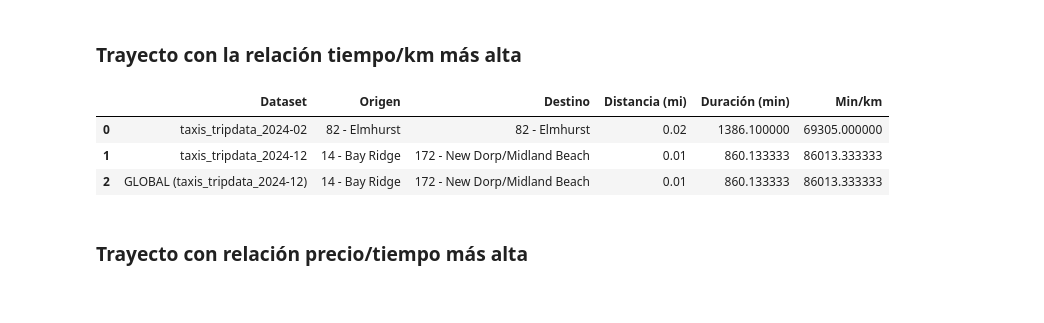
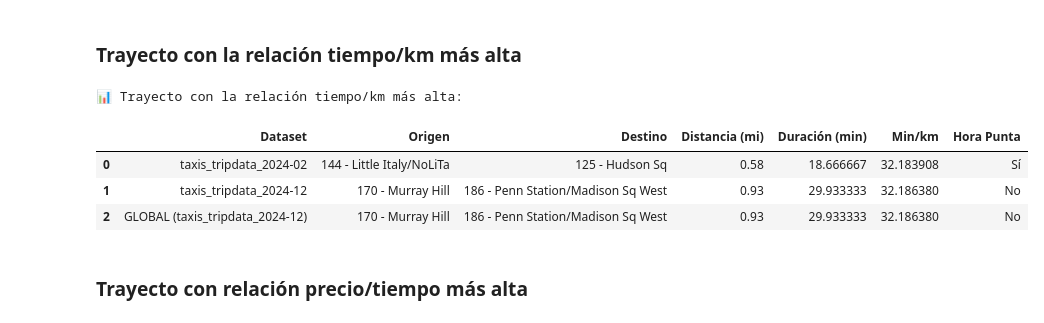
Before and after one commit to renerubio/NYC-TAXI, a Jupyter notebook: NYC_Taxi.ipynb, the cells around one changed output. Cells and saved outputs as stored; diff of their text form; code cells hidden in the pictures.

```diff
--- a/NYC_Taxi.ipynb
+++ b/NYC_Taxi.ipynb
@@ -146,7 +144,7 @@ original_datasets = {
     "green_tripdata_2024-02": green_df_2024_02, # type: ignore
     "yellow_tripdata_2024-12": yellow_df_2024_12, # type: ignore
     "green_tripdata_2024-12": green_df_2024_12, # type: ignore
-    "yellow_tripdata_2009-02": yellow_df_2009_02, # type: ignore // Ejercicio 2.5
+    # "yellow_tripdata_2009-02": yellow_df_2009_02, # type: ignore // Ejercicio 2.5
 }
 
 # Liberar memoria de las variables ya cargadas
@@ -154,7 +152,7 @@ del yellow_df_2024_02 # type: ignore
 del green_df_2024_02 # type: ignore
 del yellow_df_2024_12 # type: ignore
 del green_df_2024_12 # type: ignore
-del yellow_df_2009_02 # type: ignore // Ejercicio 2.5
+# del yellow_df_2009_02 # type: ignore // Ejercicio 2.5
 # %% [markdown]
 ## Análisis de datos
 # %% [markdown]
@@ -759,6 +835,0 @@ unified_datasets = cargar_datasets_parquet("unified_datasets")
-# %%
-# mostrar si datasets originales y limpios tienen datos
-for name, df in unified_datasets.items():
-    print(f"{name}: {df.shape[0]:,} filas, {df.shape[1]} columnas")
-for name, df in cleaned_datasets.items():
-    print(f"{name}: {df.shape[0]:,} filas, {df.shape[1]} columnas")
@@ -1318,16 +1374,20 @@ trayecto_mayor_precio_por_km(cleaned_added_datasets)
 # %% [markdown]
 ### Trayecto con la relación tiempo/km más alta
 # %%
-def trayecto_mayor_duracion_por_km(datasets_dict):
+
+# Función para encontrar el trayecto con mayor duración por kilómetro
+# incluyendo posibles causas del alto tiempo (tráfico, hora punta, etc.)
+def trayecto_mayor_duracion_por_km(datasets_dict, zona_nombres):
     """
     Encuentra el trayecto con mayor duración por kilómetro para cada dataset
-    y también a nivel global, incluyendo nombres de zona.
+    y también a nivel global, incluyendo nombres de zona y si es hora punta.
 
     Parámetros:
         datasets_dict: diccionario {nombre_dataset: DataFrame}
+        zona_nombres: diccionario {zone_id: nombre_zona}
 
     Retorna:
-        DataFrame resumen con los trayectos más lentos (min/km)
+        DataFrame resumen con los trayectos más lentos (min/km), indicando hora punta ("Sí"/"No")
     """
     resumen = []
     global_max = None
@@ -1360,43 +1420,54 @@ def trayecto_mayor_duracion_por_km(datasets_dict):
 
         df["min_per_km"] = df["duration_min"] / df["trip_distance"]
 
+        # Clasificación de hora punta (7-10h o 16-19h)
+        if "Hora_Pico" not in df.columns:
+            df["Hora"] = pd.to_datetime(df[pickup_cols[0]], errors="coerce").dt.hour
+            df['Hora_Pico'] = df['Hora'].apply(lambda x: 1 if (7 <= x < 10) or (16 <= x < 19) else 0)
+
         top = df.loc[df["min_per_km"].idxmax()]
         origen_id = int(top["PULocationID"])
         destino_id = int(top["DOLocationID"])
+        hora_pico_str = "Sí" if int(top.get("Hora_Pico", 0)) == 1 else "No"
 
         resumen.append({
             "Dataset": nombre,
             "Origen": f"{origen_id} - {zona_nombres.get(origen_id, 'Desconocido')}",
             "Destino": f"{destino_id} - {zona_nombres.get(destino_id, 'Desconocido')}",
             "Distancia (mi)": top["trip_distance"],
             "Duración (min)": top["duration_min"],
-            "Min/km": top["min_per_km"]
+            "Min/km": top["min_per_km"],
+            "Hora Punta": hora_pico_str
         })
 
         if global_max is None or top["min_per_km"] > global_max["min_per_km"]:
             global_max = top
             global_name = nombre
 
     if global_max is not None:
         origen_id = int(global_max["PULocationID"])
         destino_id = int(global_max["DOLocationID"])
+        hora_pico_str = "Sí" if int(global_max.get("Hora_Pico", 0)) == 1 else "No"
         resumen.append({
             "Dataset": f"GLOBAL ({global_name})",
             "Origen": f"{origen_id} - {zona_nombres.get(origen_id, 'Desconocido')}",
             "Destino": f"{destino_id} - {zona_nombres.get(destino_id, 'Desconocido')}",
             "Distancia (mi)": global_max["trip_distance"],
             "Duración (min)": global_max["duration_min"],
-            "Min/km": global_max["min_per_km"]
+            "Min/km": global_max["min_per_km"],
+            "Hora Punta": hora_pico_str
         })
 
     return pd.DataFrame(resumen)
 
 # Ejecutar la función para encontrar el trayecto con mayor duración por kilómetro
-trayecto_mayor_duracion_por_km(cleaned_added_datasets)
+print("\n📊 Trayecto con la relación tiempo/km más alta:")
+trayecto_mayor_duracion_por_km(cleaned_datasets, zona_nombres)
 # %% [output]
+📊 Trayecto con la relación tiempo/km más alta:
-|  | Dataset | Origen | Destino | Distancia (mi) | Duración (min) | Min/km |
-| 0 | taxis_tripdata_2024-02 | 82 - Elmhurst | 82 - Elmhurst | 0.02 | 1386.100000 | 69305.000000 |
-| 1 | taxis_tripdata_2024-12 | 14 - Bay Ridge | 172 - New Dorp/Midland Beach | 0.01 | 860.133333 | 86013.333333 |
-| 2 | GLOBAL (taxis_tripdata_2024-12) | 14 - Bay Ridge | 172 - New Dorp/Midland Beach | 0.01 | 860.133333 | 86013.333333 |
+|  | Dataset | Origen | Destino | Distancia (mi) | Duración (min) | Min/km | Hora Punta |
+| 0 | taxis_tripdata_2024-02 | 144 - Little Italy/NoLiTa | 125 - Hudson Sq | 0.58 | 18.666667 | 32.183908 | Sí |
+| 1 | taxis_tripdata_2024-12 | 170 - Murray Hill | 186 - Penn Station/Madison Sq West | 0.93 | 29.933333 | 32.186380 | No |
+| 2 | GLOBAL (taxis_tripdata_2024-12) | 170 - Murray Hill | 186 - Penn Station/Madison Sq West | 0.93 | 29.933333 | 32.186380 | No |
 # %% [markdown]
 ### Trayecto con relación precio/tiempo más alta
```
Also changed, not shown: parts of 40 cells of this notebook.
